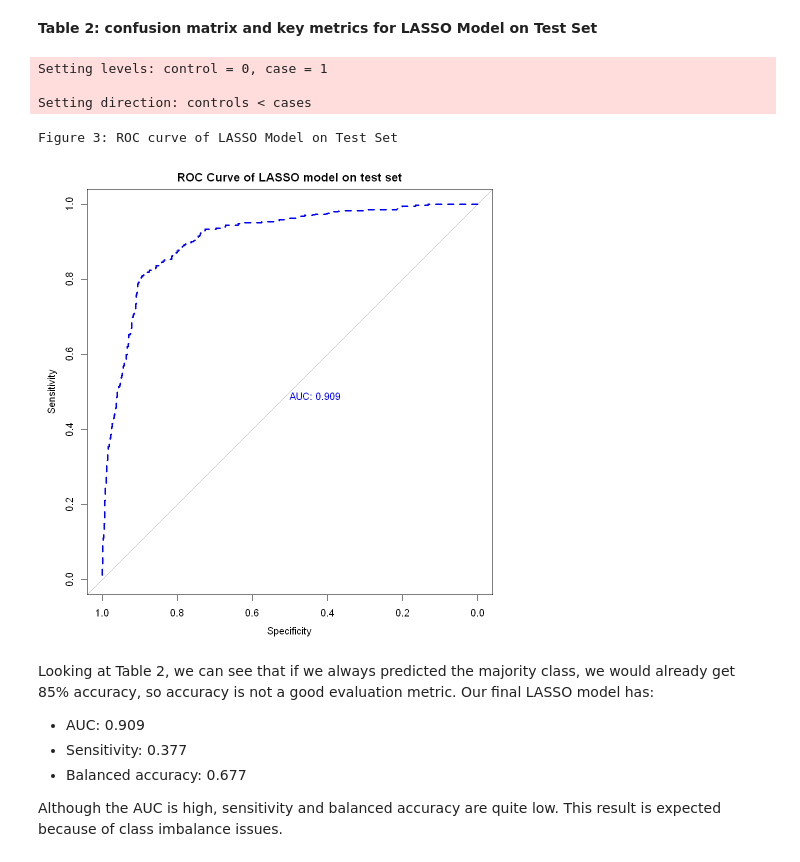
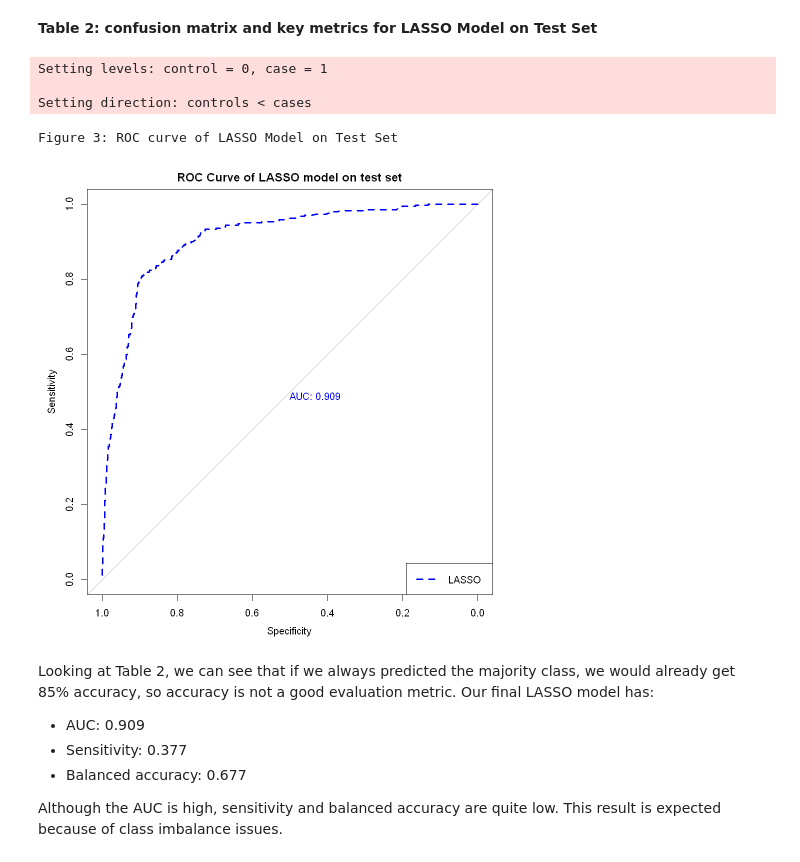
Before and after one commit to schan26/stat301-project, a Jupyter notebook: stat301_code.ipynb, the cells around one changed output. Cells and saved outputs as stored; diff of their text form; code cells hidden in the pictures.

Commit message:
Added legend for Fig 3

```diff
--- a/stat301_code.ipynb
+++ b/stat301_code.ipynb
@@ -728,22 +728,25 @@ Prediction    0    1
 # %%
 options(repr.plot.width = 8, repr.plot.height = 8)
 
 # plot ROC curve
 ROC_lasso_test <-
     roc(
         response = testing$Revenue,
         predictor = predict(final_lasso,
                      newx = model_X_test)[,"s0"] )
 
 plot(ROC_lasso_test, print.auc = TRUE, col = "blue", lwd = 3, lty = 2,
      main = "ROC Curve of LASSO model on test set")
 cat("Figure 3: ROC curve of LASSO Model on Test Set\n\n")
+legend("bottomright", legend = c("LASSO"),
+       col = c("blue"),
+       lwd = 3, lty = 2)
 # %% [output]
 Setting levels: control = 0, case = 1
 
 Setting direction: controls < cases
 Figure 3: ROC curve of LASSO Model on Test Set
-[figure, old version]
+[figure, new version]
 # %% [markdown]
 Looking at Table 2, we can see that if we always predicted the majority class, we would already get 85% accuracy, so accuracy is not a good evaluation metric. Our final LASSO model has:
 - AUC: 0.909
```
